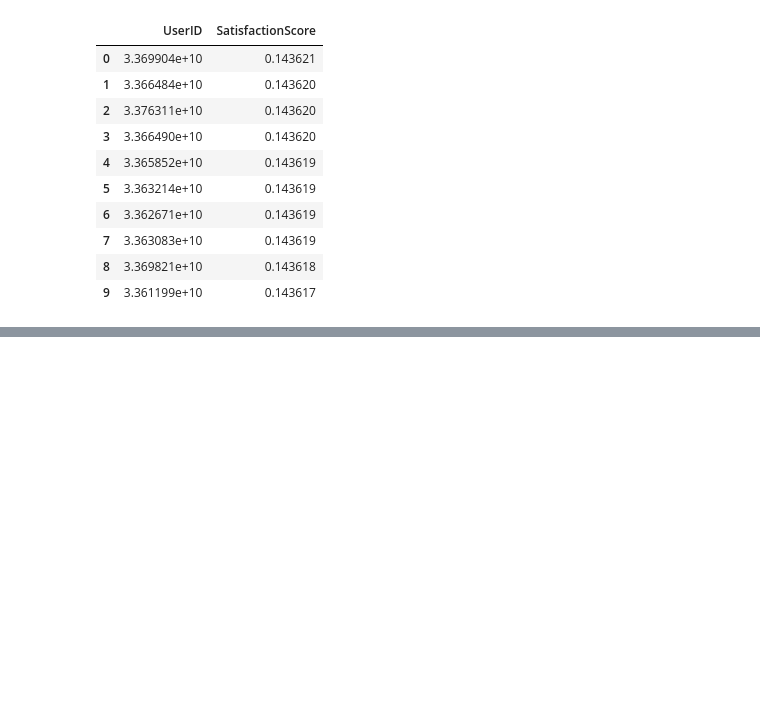
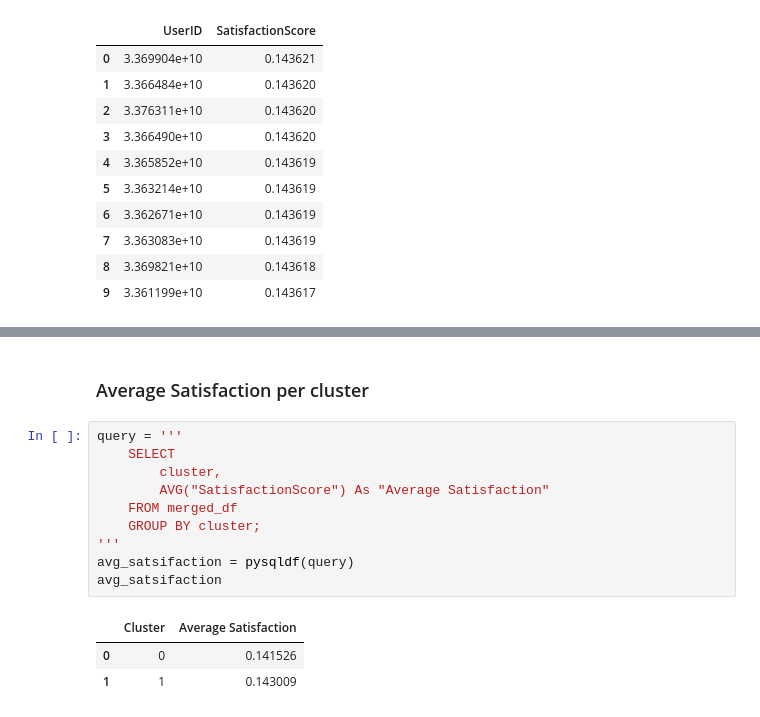
Before and after one commit to Misganaw-Berihun/User_analytics_in_Telecommunication, a Jupyter notebook: notebooks/05_satisfaction_anlysis.ipynb, the cells around one changed output, grey strips where cells are left out. Drawn from its saved outputs; the diff is of its cells as text; blank space fills up the shorter version.

```diff
--- a/notebooks/05_satisfaction_anlysis.ipynb
+++ b/notebooks/05_satisfaction_anlysis.ipynb
@@ -145,0 +186,16 @@ pysqldf(query)
+# %% [markdown]
+### Average Satisfaction per cluster
+# %%
+query = '''
+    SELECT
+        cluster,
+        AVG("SatisfactionScore") As "Average Satisfaction"
+    FROM merged_df
+    GROUP BY cluster;
+'''
+avg_satsifaction = pysqldf(query)
+avg_satsifaction
+# %% [output]
+|  | Cluster | Average Satisfaction |
+| 0 | 0 | 0.141526 |
+| 1 | 1 | 0.143009 |
```
Also changed, not shown: parts of 14 cells of this notebook.
